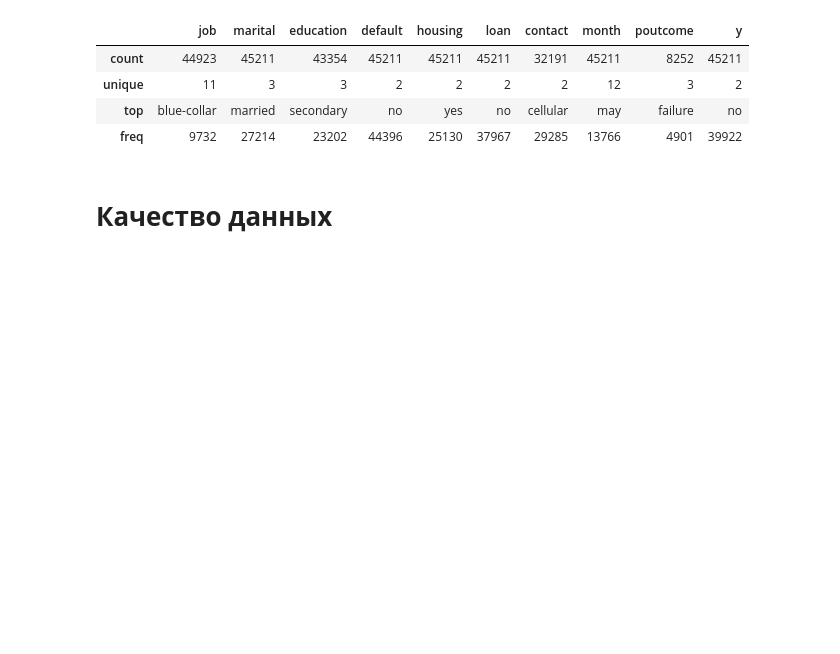
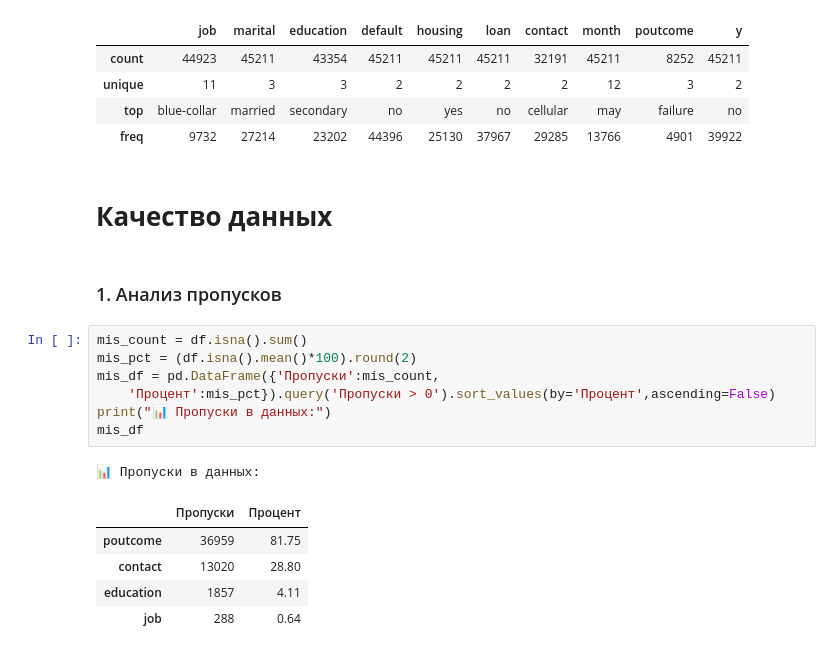
Before and after one commit to RafaelPozoyan/UrFU_project, a Jupyter notebook: eda_shtukin_i_v.ipynb, the cells around one changed output. Cells and saved outputs as stored; diff of their text form; blank space fills up the shorter version.

Commit message:
Добавил проверку на качество данных

```diff
--- a/eda_shtukin_i_v.ipynb
+++ b/eda_shtukin_i_v.ipynb
@@ -171,3 +171,19 @@ df.describe(include='str')
 | freq | 9732 | 27214 | 23202 | 44396 | 25130 | 37967 | 29285 | 13766 | 4901 | 39922 |
 # %% [markdown]
 # **Качество данных**
+# %% [markdown]
+### 1. Анализ пропусков
+# %%
+mis_count = df.isna().sum()
+mis_pct = (df.isna().mean()*100).round(2)
+mis_df = pd.DataFrame({'Пропуски':mis_count,
+    'Процент':mis_pct}).query('Пропуски > 0').sort_values(by='Процент',ascending=False)
+print("📊 Пропуски в данных:")
+mis_df
+# %% [output]
+📊 Пропуски в данных:
+|  | Пропуски | Процент |
+| poutcome | 36959 | 81.75 |
+| contact | 13020 | 28.80 |
+| education | 1857 | 4.11 |
+| job | 288 | 0.64 |
```
Also changed, not shown: parts of 9 cells of this notebook.
